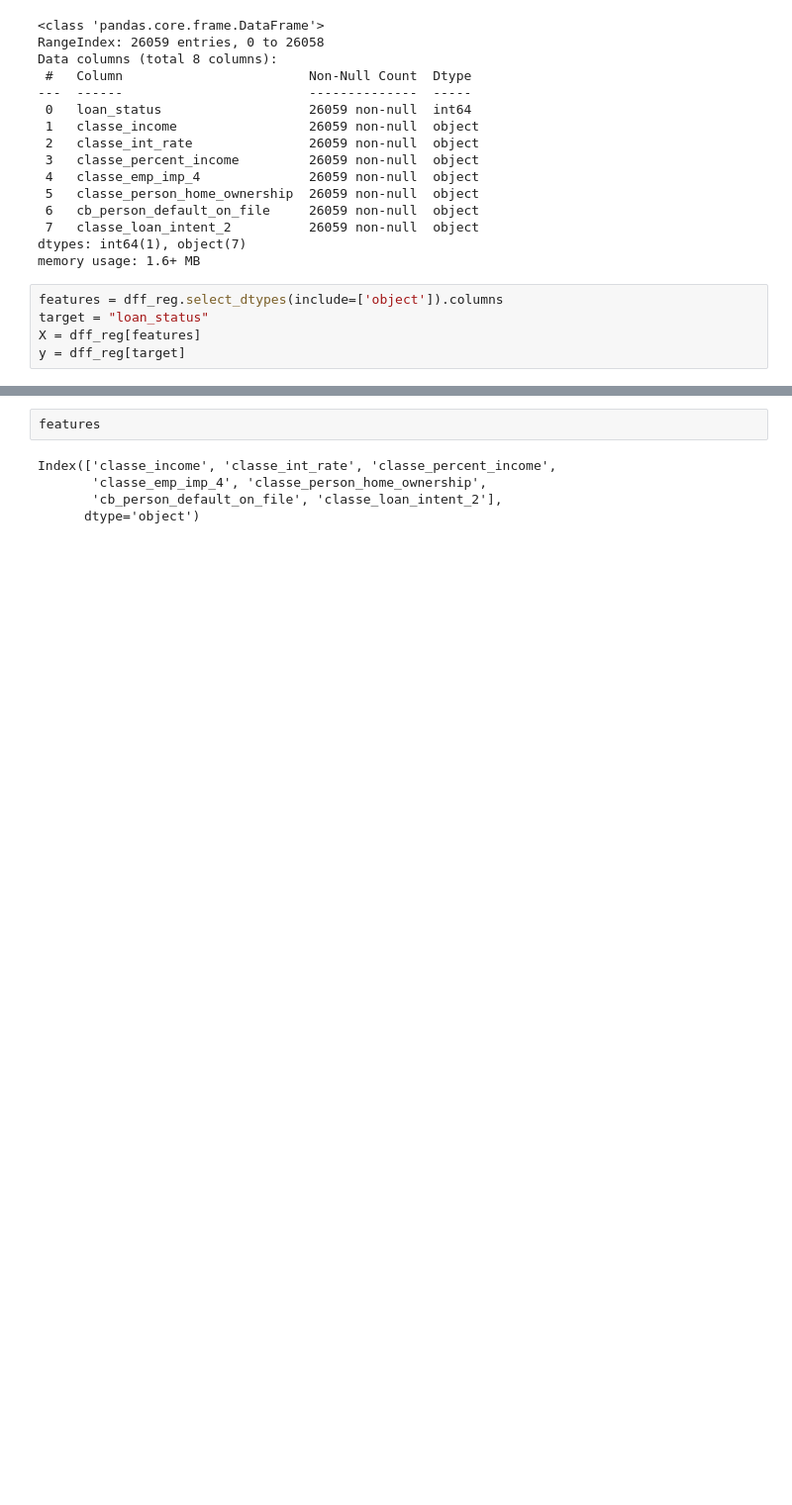
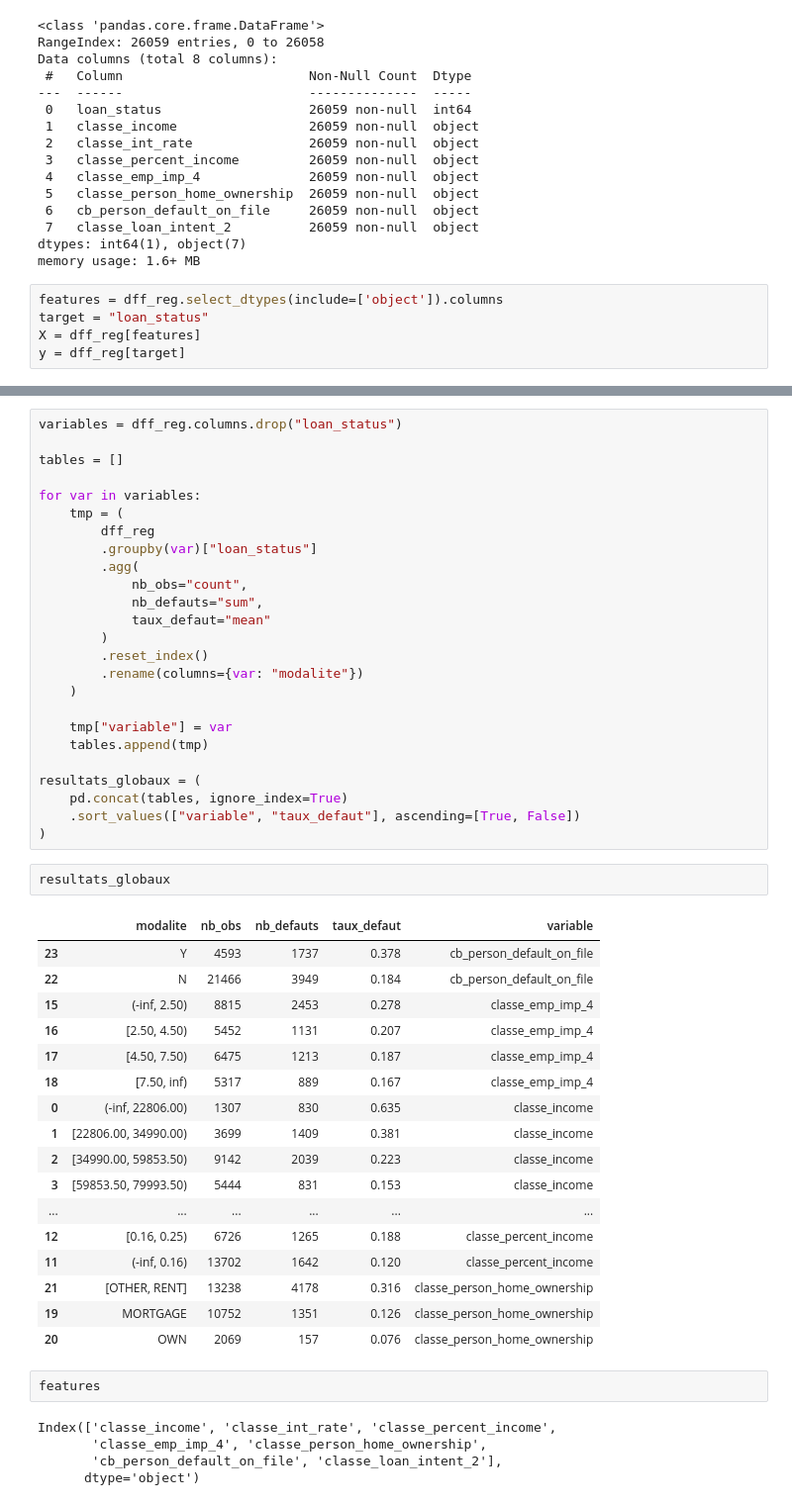
Before and after one commit to jbcheze/Scoring_Project, a Jupyter notebook: notebook/exploration.ipynb, the cells around one changed output, grey strips where cells are left out. Shown at 99% size. Drawn from its saved outputs; the diff is of its cells as text; blank space fills up the shorter version.

```diff
--- a/notebook/exploration.ipynb
+++ b/notebook/exploration.ipynb
@@ -838,3 +856,48 @@ y = dff_reg[target]
+# %%
+variables = dff_reg.columns.drop("loan_status")
+
+tables = []
+
+for var in variables:
+    tmp = (
+        dff_reg
+        .groupby(var)["loan_status"]
+        .agg(
+            nb_obs="count",
+            nb_defauts="sum",
+            taux_defaut="mean"
+        )
+        .reset_index()
+        .rename(columns={var: "modalite"})
+    )
+
+    tmp["variable"] = var
+    tables.append(tmp)
+
+resultats_globaux = (
+    pd.concat(tables, ignore_index=True)
+    .sort_values(["variable", "taux_defaut"], ascending=[True, False])
+)
+# %%
+resultats_globaux
+# %% [output]
+|  | modalite | nb_obs | nb_defauts | taux_defaut | variable |
+| 23 | Y | 4593 | 1737 | 0.378 | cb_person_default_on_file |
+| 22 | N | 21466 | 3949 | 0.184 | cb_person_default_on_file |
+| 15 | (-inf, 2.50) | 8815 | 2453 | 0.278 | classe_emp_imp_4 |
+| 16 | [2.50, 4.50) | 5452 | 1131 | 0.207 | classe_emp_imp_4 |
+| 17 | [4.50, 7.50) | 6475 | 1213 | 0.187 | classe_emp_imp_4 |
+| 18 | [7.50, inf) | 5317 | 889 | 0.167 | classe_emp_imp_4 |
+| 0 | (-inf, 22806.00) | 1307 | 830 | 0.635 | classe_income |
+| 1 | [22806.00, 34990.00) | 3699 | 1409 | 0.381 | classe_income |
+| 2 | [34990.00, 59853.50) | 9142 | 2039 | 0.223 | classe_income |
+| 3 | [59853.50, 79993.50) | 5444 | 831 | 0.153 | classe_income |
+| ... | ... | ... | ... | ... | ... |
+| 12 | [0.16, 0.25) | 6726 | 1265 | 0.188 | classe_percent_income |
+| 11 | (-inf, 0.16) | 13702 | 1642 | 0.120 | classe_percent_income |
+| 21 | [OTHER, RENT] | 13238 | 4178 | 0.316 | classe_person_home_ownership |
+| 19 | MORTGAGE | 10752 | 1351 | 0.126 | classe_person_home_ownership |
+| 20 | OWN | 2069 | 157 | 0.076 | classe_person_home_ownership |
 # %%
 features
 # %% [output]
```
Also changed, not shown: parts of 19 cells of this notebook.
